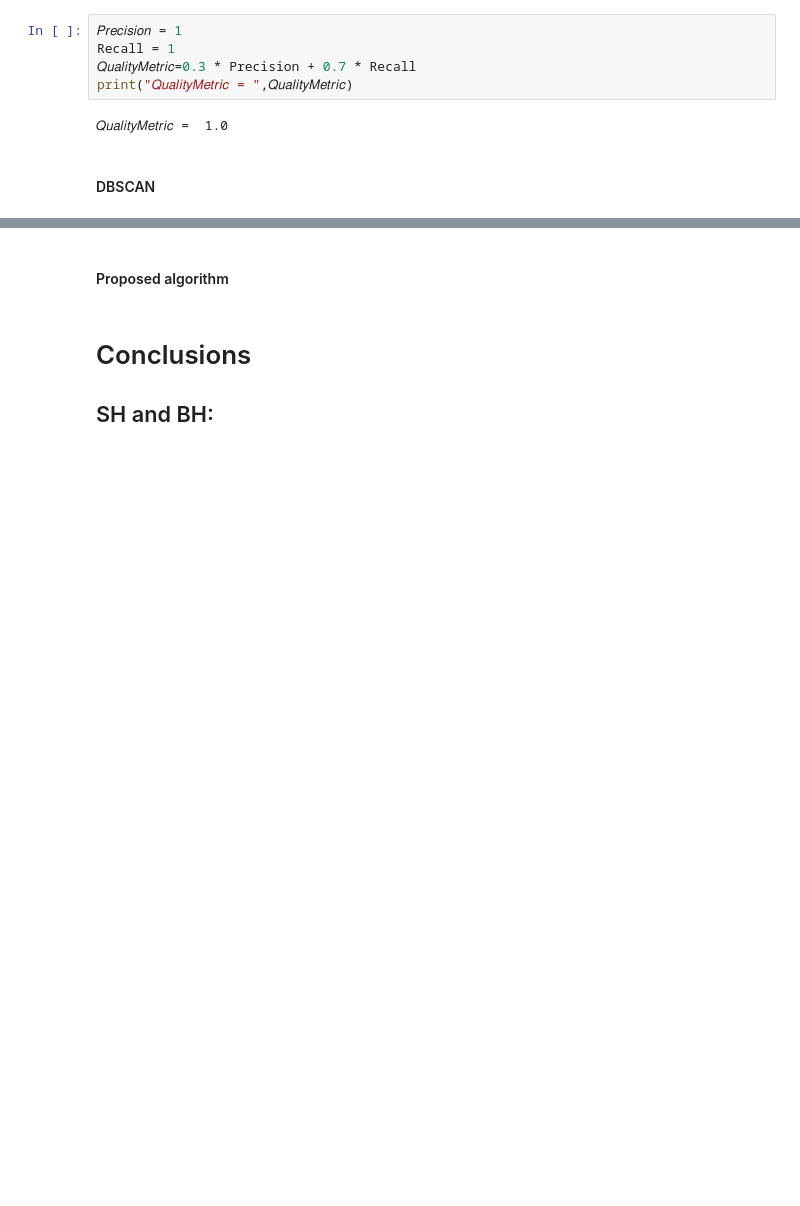
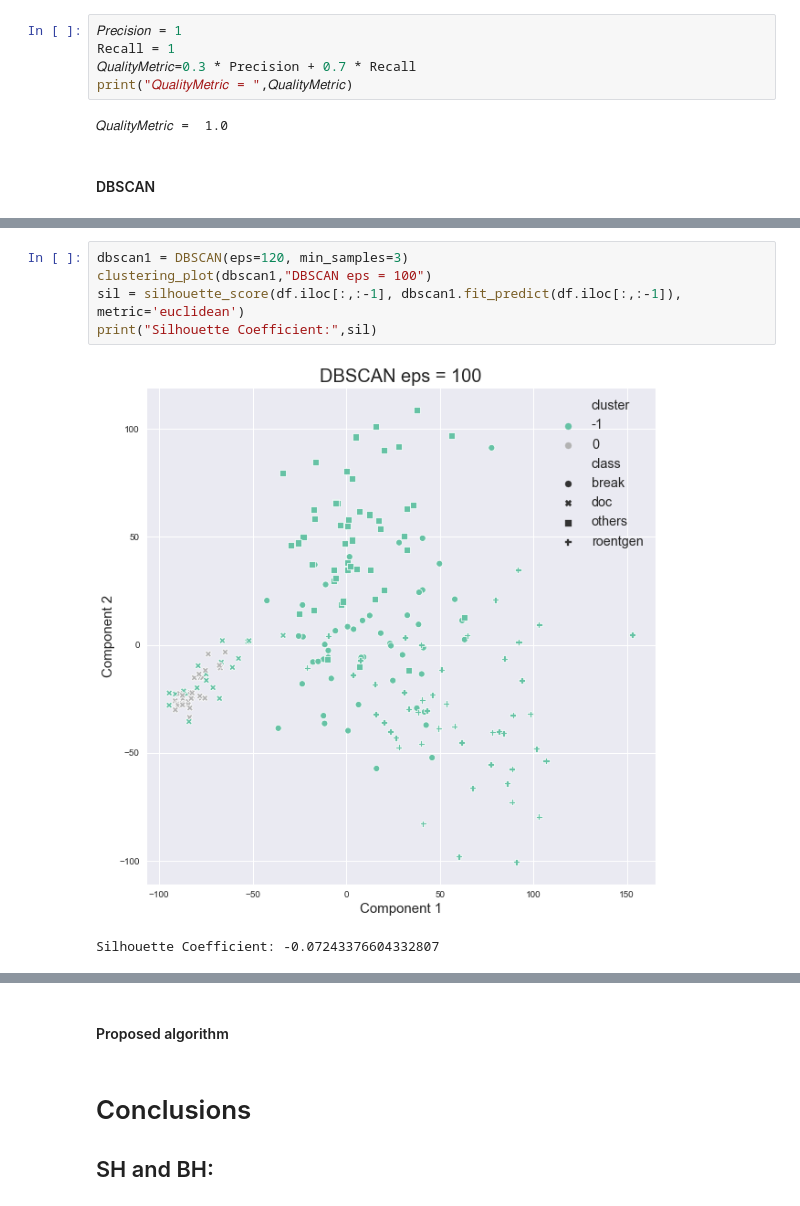
Before and after one commit to michaelwozniak/unsupervised-machine-learning-project-number-1, a Jupyter notebook: jupyter notebooks/paper_ul1_wozniak_wrzesinski.ipynb, the cells around one changed output, grey strips where cells are left out. Cells and saved outputs as stored; diff of their text form; blank space fills up the shorter version.

```diff
--- a/jupyter notebooks/paper_ul1_wozniak_wrzesinski.ipynb
+++ b/jupyter notebooks/paper_ul1_wozniak_wrzesinski.ipynb
@@ -421,0 +450,8 @@ print("𝑄𝑢𝑎𝑙𝑖𝑡𝑦𝑀𝑒𝑡𝑟𝑖𝑐 = ",𝑄𝑢𝑎𝑙
+# %%
+dbscan1 = DBSCAN(eps=120, min_samples=3)
+clustering_plot(dbscan1,"DBSCAN eps = 100")
+sil = silhouette_score(df.iloc[:,:-1], dbscan1.fit_predict(df.iloc[:,:-1]), metric='euclidean')
+print("Silhouette Coefficient:",sil)
+# %% [output]
+[figure, added]
+Silhouette Coefficient: -0.07243376604332807
```
Also changed, not shown: parts of 30 cells of this notebook.
